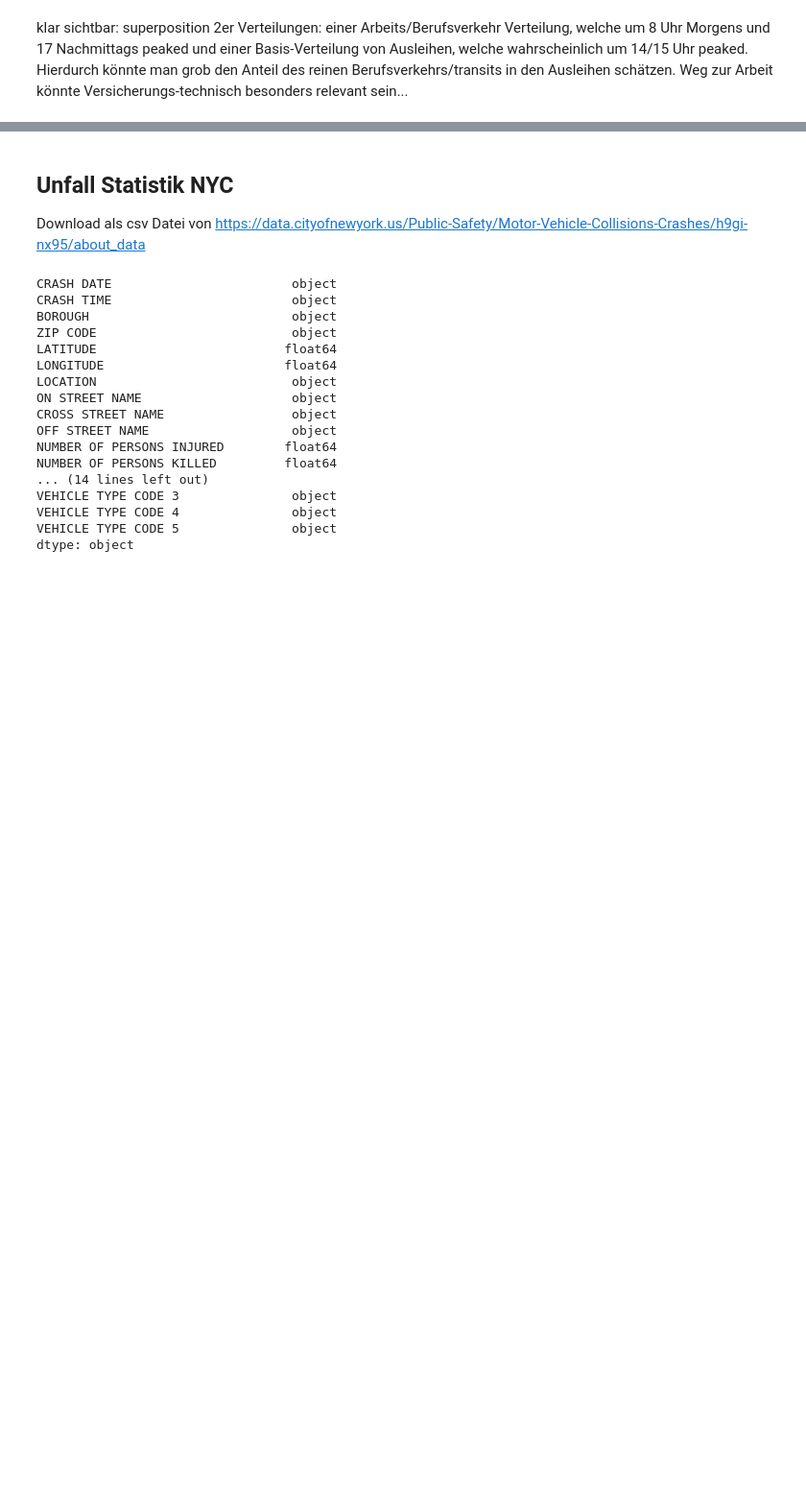
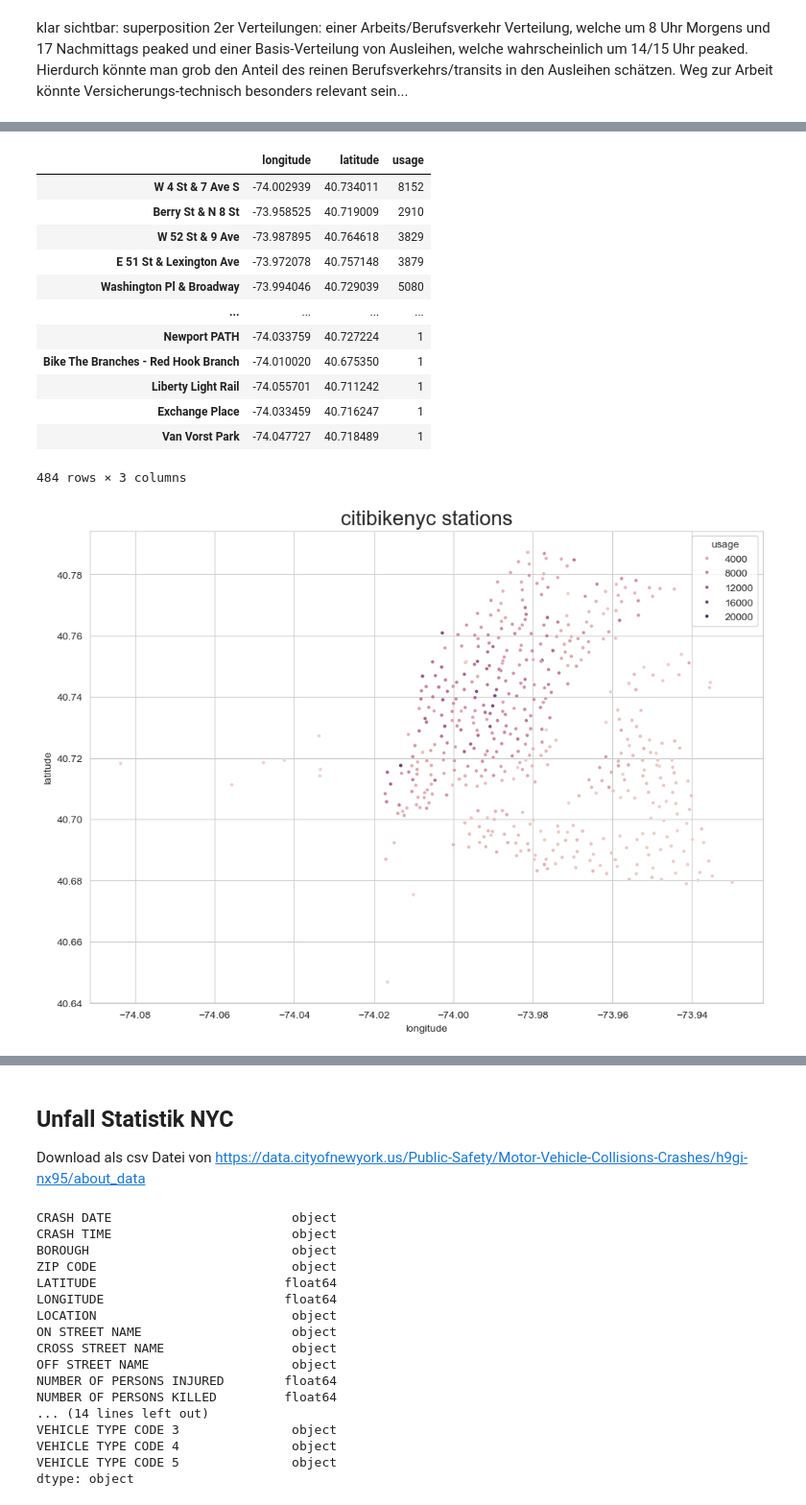
Before and after one commit to tobzac/challenge, a Jupyter notebook: 01_initial_checks.ipynb, the cells around one changed output, grey strips where cells are left out. Shown at 96% size. Drawn from its saved outputs; the diff is of its cells as text; code cells hidden in the pictures; blank space fills up the shorter version.

```diff
--- a/01_initial_checks.ipynb
+++ b/01_initial_checks.ipynb
@@ -317,0 +376,14 @@ Text(0.5, 1.0, 'classic or electrical')
+# %%
+test_table_bikes_old["ended_at"] = pd.to_datetime(test_table_bikes_old["ended_at"], format='%m/%d/%Y %H:%M:%S')
+test_table_bikes_old["started_at"] = pd.to_datetime(test_table_bikes_old["started_at"], format='%m/%d/%Y %H:%M:%S')
+
+test_table_bikes_old["duration"] = test_table_bikes_old["ended_at"] - test_table_bikes_old["started_at"]
+test_table_bikes_old["diff_lat"] = test_table_bikes_old["end_lat"] - test_table_bikes_old["start_lat"]
+test_table_bikes_old["diff_lng"] = test_table_bikes_old["end_lng"] - test_table_bikes_old["start_lng"]
+
+# unter Verwendung von https://wiki.openstreetmap.org/wiki/DE:Genauigkeit_von_Koordinaten
+# 1 Längengrad Differenz entspricht auf Breite 40 Grad (NYC): 85118 Meter
+# 1 Breitengrad Differenz entspricht 111120 Meter
+test_table_bikes_old["direct_distance"] = np.sqrt(np.power(test_table_bikes_old["diff_lat"] * 111120, 2.0) + np.power(test_table_bikes_old["diff_lng"] * 85118, 2.0))
+
+test_table_bikes_old
@@ -317,0 +404,5 @@ Text(0.5, 1.0, 'classic or electrical')
+# %%
+print(test_table_bikes_old[test_table_bikes_old.isnull().any(axis=1)])
+print(len(test_table_bikes_old[test_table_bikes_old.isnull().any(axis=1)]))
+test_table_bikes_old_cleaned = test_table_bikes_old.dropna()
+print(test_table_bikes_old_cleaned[test_table_bikes_old_cleaned.isnull().any(axis=1)])
@@ -317,0 +417,45 @@ Text(0.5, 1.0, 'classic or electrical')
+# %%
+# erste plots
+#Verteilung der Stationen (alle start/end lat/lng)
+#get number of occurences of different stations
+n_occurences_start = test_table_bikes_old_cleaned['start_station_name'].value_counts().to_dict()
+n_occurences_end = test_table_bikes_old_cleaned['end_station_name'].value_counts().to_dict()
+n_occurences = {key: n_occurences_start.get(key, 0) + n_occurences_end.get(key, 0) for key in set(n_occurences_start) | set(n_occurences_end)}
+df_n_occurences = pd.DataFrame.from_dict(n_occurences, orient='index').rename(columns={0: 'usage'})
+
+
+# iterate through table and form map with coordinates of different stations
+start_station_names_to_coords = pd.Series(list(zip(test_table_bikes_old_cleaned['start_lng'], test_table_bikes_old_cleaned['start_lat'])), index=test_table_bikes_old_cleaned.start_station_name).to_dict()
+end_station_names_to_coords = pd.Series(list(zip(test_table_bikes_old_cleaned['end_lng'], test_table_bikes_old_cleaned['end_lat'])), index=test_table_bikes_old_cleaned.end_station_name).to_dict()
+
+station_names_to_coords = start_station_names_to_coords
+station_names_to_coords.update(end_station_names_to_coords)
+station_names_to_coords
+#len(station_names_to_coords)
+df_coords = pd.DataFrame.from_dict(station_names_to_coords, orient='index')
+df_coords = df_coords.rename(columns={0: 'longitude', 1: 'latitude'})
+df_coords = df_coords.join(df_n_occurences)
+
+#remove long/lat == zero cases
+df_coords = df_coords[df_coords['latitude'] != 0]
+
+# figure size in inches
+rcParams['figure.figsize'] = 11.7,8.27
+sns.set_style("whitegrid")
+sns.scatterplot(data=df_coords, x="longitude", y="latitude", s=12, hue='usage').set_title("citibikenyc stations", size=20)
+df_coords
+# %% [output]
+|  | longitude | latitude | usage |
+| W 4 St & 7 Ave S | -74.002939 | 40.734011 | 8152 |
+| Berry St & N 8 St | -73.958525 | 40.719009 | 2910 |
+| W 52 St & 9 Ave | -73.987895 | 40.764618 | 3829 |
+| E 51 St & Lexington Ave | -73.972078 | 40.757148 | 3879 |
+| Washington Pl & Broadway | -73.994046 | 40.729039 | 5080 |
+| ... | ... | ... | ... |
+| Newport PATH | -74.033759 | 40.727224 | 1 |
+| Bike The Branches - Red Hook Branch | -74.010020 | 40.675350 | 1 |
+| Liberty Light Rail | -74.055701 | 40.711242 | 1 |
+| Exchange Place | -74.033459 | 40.716247 | 1 |
+| Van Vorst Park | -74.047727 | 40.718489 | 1 |
+484 rows × 3 columns
+[figure, added]
```
Also changed, not shown: parts of 16 cells of this notebook, 6 other files.
